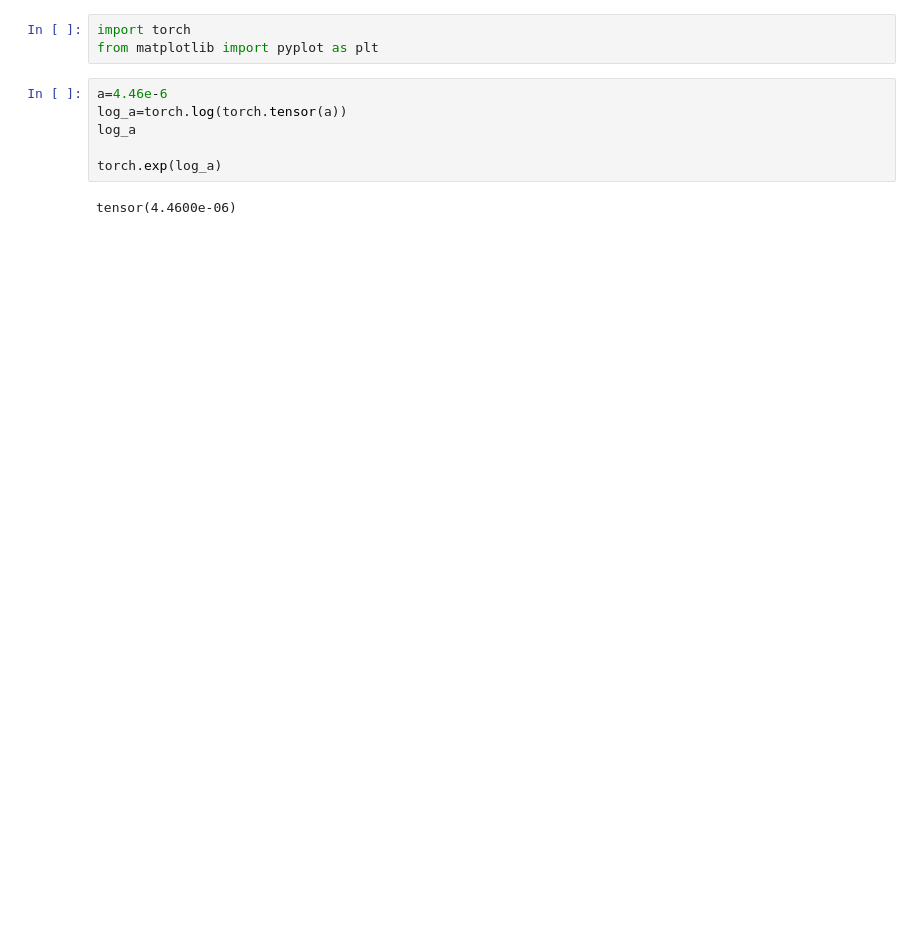
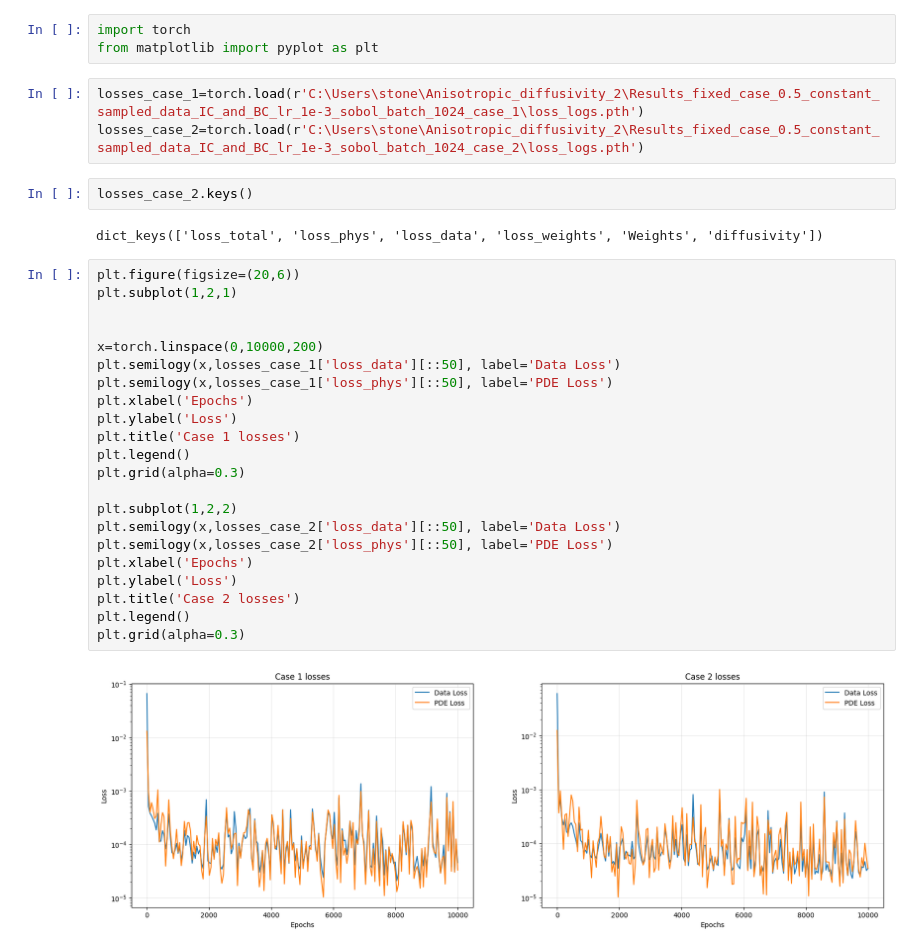
Before and after one commit to konrad-jaworski/Anisotropic_diffusivity_2, a Jupyter notebook: result_analysis.ipynb, the cells around one changed output. Saved outputs shown, nothing was run; the diff lists cells and outputs as text; blank space fills up the shorter version.

```diff
--- a/result_analysis.ipynb
+++ b/result_analysis.ipynb
@@ -1,11 +1,34 @@
 # %%
 import torch
 from matplotlib import pyplot as plt
-# %%
-a=4.46e-6
-log_a=torch.log(torch.tensor(a))
-log_a
-
-torch.exp(log_a)
-# %% [output]
-tensor(4.4600e-06)
+# %%
+losses_case_1=torch.load(r'C:\Users\stone\Anisotropic_diffusivity_2\Results_fixed_case_0.5_constant_sampled_data_IC_and_BC_lr_1e-3_sobol_batch_1024_case_1\loss_logs.pth')
+losses_case_2=torch.load(r'C:\Users\stone\Anisotropic_diffusivity_2\Results_fixed_case_0.5_constant_sampled_data_IC_and_BC_lr_1e-3_sobol_batch_1024_case_2\loss_logs.pth')
+# %%
+losses_case_2.keys()
+# %% [output]
+dict_keys(['loss_total', 'loss_phys', 'loss_data', 'loss_weights', 'Weights', 'diffusivity'])
+# %%
+plt.figure(figsize=(20,6))
+plt.subplot(1,2,1)
+
+
+x=torch.linspace(0,10000,200)
+plt.semilogy(x,losses_case_1['loss_data'][::50], label='Data Loss')
+plt.semilogy(x,losses_case_1['loss_phys'][::50], label='PDE Loss')
+plt.xlabel('Epochs')
+plt.ylabel('Loss')
+plt.title('Case 1 losses')
+plt.legend()
+plt.grid(alpha=0.3)
+
+plt.subplot(1,2,2)
+plt.semilogy(x,losses_case_2['loss_data'][::50], label='Data Loss')
+plt.semilogy(x,losses_case_2['loss_phys'][::50], label='PDE Loss')
+plt.xlabel('Epochs')
+plt.ylabel('Loss')
+plt.title('Case 2 losses')
+plt.legend()
+plt.grid(alpha=0.3)
+# %% [output]
+[figure, added]
```
Also changed, not shown: parts of 27 cells of this notebook, 4 other files.
